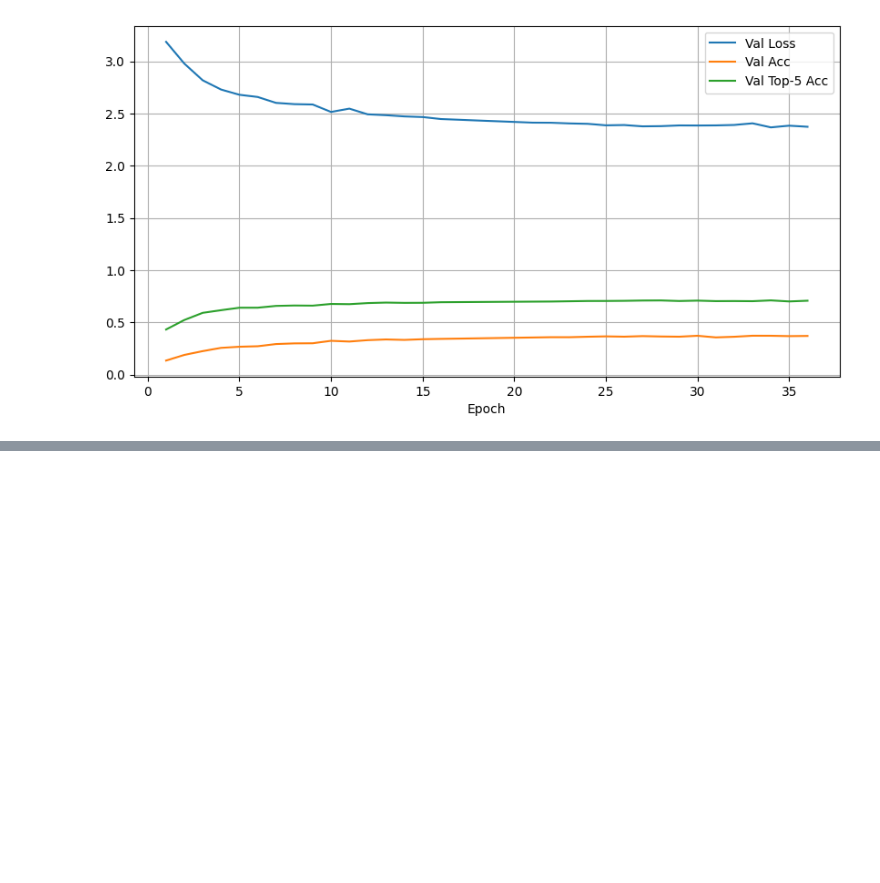
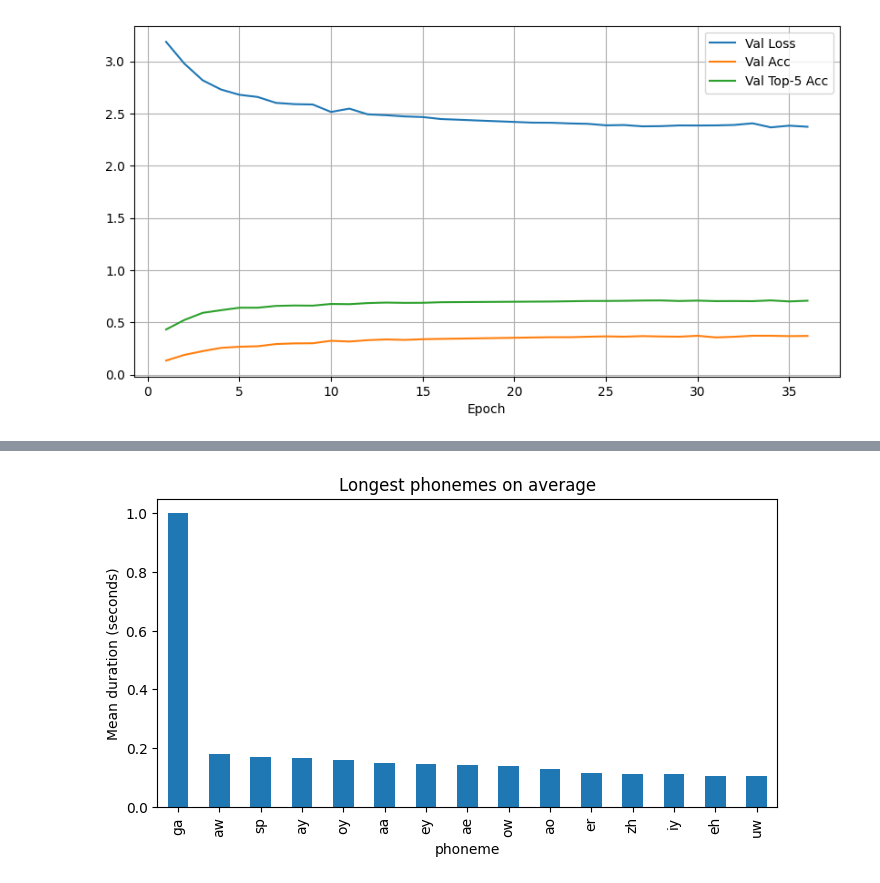
Before and after one commit to luckey-Luuk/speech-visualiser, a Jupyter notebook: phoneme.ipynb, the cells around one changed output, grey strips where cells are left out. Cells and saved outputs as stored; diff of their text form; code cells hidden in the pictures; blank space fills up the shorter version.

```diff
--- a/phoneme.ipynb
+++ b/phoneme.ipynb
@@ -1068,0 +1351,10 @@ plt.show()
+# %%
+# Example
+for i in range(num_samples):
+    print(f"Clip {i}: True label = {idx_to_ph[true_labels[i].item()]}")
+    print("Top 5 predictions:")
+    for rank in range(5):
+        pred_idx = top5_indices[i, rank].item()
+        pred_prob = top5_probs[i, rank].item()
+        print(f"  {rank+1}: {idx_to_ph[pred_idx]} (prob {pred_prob:.3f})")
+    print()
@@ -1068,0 +1597,16 @@ plt.show()
+# %%
+import numpy as np
+import pandas as pd
+
+def phoneme_duration_stats(phoneme_durations):
+    rows = []
+    for ph, durs in phoneme_durations.items():
+        rows.append({
+            "phoneme": ph,
+            "count": len(durs),
+            "mean_duration": np.mean(durs),
+            "median_duration": np.median(durs),
+            "std_duration": np.std(durs),
+        })
+
+    return pd.DataFrame(rows).sort_values("mean_duration", ascending=False)
@@ -1068,0 +1660,13 @@ plt.show()
+# %%
+df_stats.head(15).plot(
+    x="phoneme",
+    y="mean_duration",
+    kind="bar",
+    legend=False,
+    figsize=(8,4)
+)
+plt.ylabel("Mean duration (seconds)")
+plt.title("Longest phonemes on average")
+plt.show()
+# %% [output]
+[figure, added]
```
Also changed, not shown: parts of 40 cells of this notebook.
